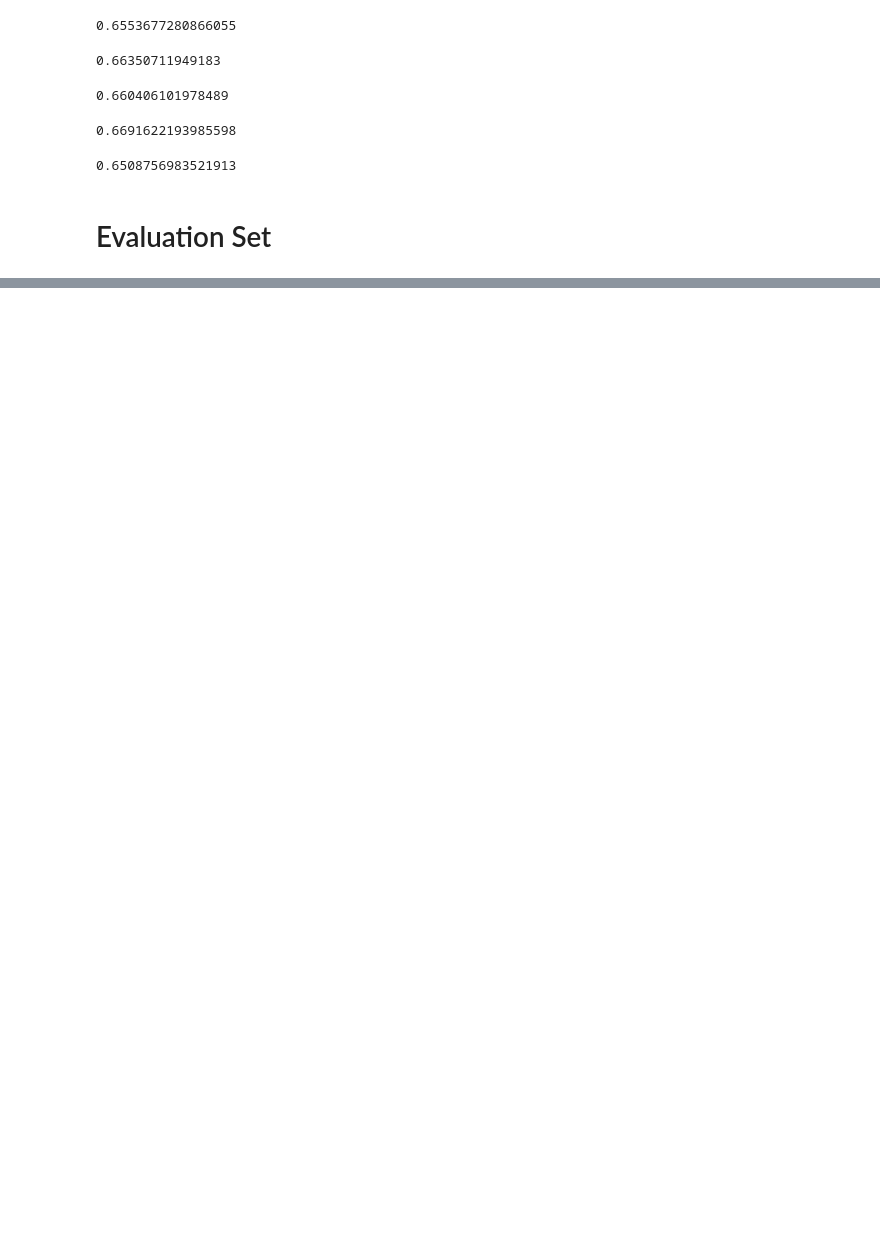
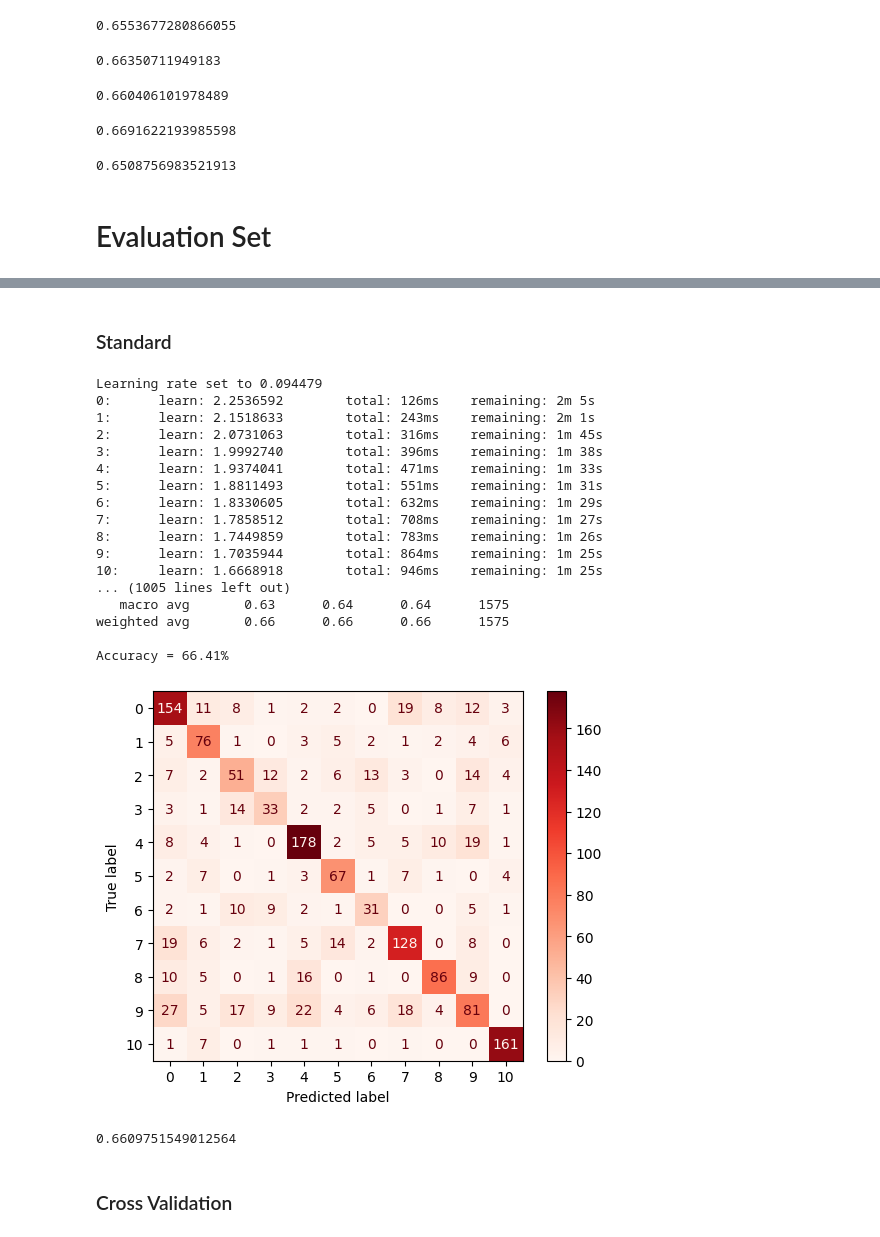
Before and after one commit to Prashant-Tiwari26/Using-movie-plot-for-genre-classification-, a Jupyter notebook: Transformer Approach/finetuned_models.ipynb, the cells around one changed output, grey strips where cells are left out. Saved outputs shown, nothing was run; the diff lists cells and outputs as text; code cells hidden in the pictures; blank space fills up the shorter version.

```diff
--- a/Transformer Approach/finetuned_models.ipynb
+++ b/Transformer Approach/finetuned_models.ipynb
@@ -226,0 +321,33 @@ cvld['test_score'].mean()
+# %% [markdown]
+### Standard
+# %%
+x_train, x_test, y_train, y_test = train_test_split(x,y,shuffle=True, stratify=y, test_size=0.2, random_state=1)
+# %%
+def_cat = CatBoostClassifier(class_weights=weights, task_type='GPU')
+def_cat.fit(x_train, y_train)
+performance(def_cat, x_test, y_test)
+# %% [output]
+Learning rate set to 0.094479
+0:      learn: 2.2536592        total: 126ms    remaining: 2m 5s
+1:      learn: 2.1518633        total: 243ms    remaining: 2m 1s
+2:      learn: 2.0731063        total: 316ms    remaining: 1m 45s
+3:      learn: 1.9992740        total: 396ms    remaining: 1m 38s
+4:      learn: 1.9374041        total: 471ms    remaining: 1m 33s
+5:      learn: 1.8811493        total: 551ms    remaining: 1m 31s
+6:      learn: 1.8330605        total: 632ms    remaining: 1m 29s
+7:      learn: 1.7858512        total: 708ms    remaining: 1m 27s
+8:      learn: 1.7449859        total: 783ms    remaining: 1m 26s
+9:      learn: 1.7035944        total: 864ms    remaining: 1m 25s
+10:     learn: 1.6668918        total: 946ms    remaining: 1m 25s
+... (1005 lines left out)
+   macro avg       0.63      0.64      0.64      1575
+weighted avg       0.66      0.66      0.66      1575
+
+Accuracy = 66.41%
+[figure, added]
+# %%
+f1_score(y_test, def_cat.predict(x_test), average='weighted')
+# %% [output]
+0.6609751549012564
+# %% [markdown]
+### Cross Validation
```
Also changed, not shown: parts of 22 cells of this notebook, 10 other files.
